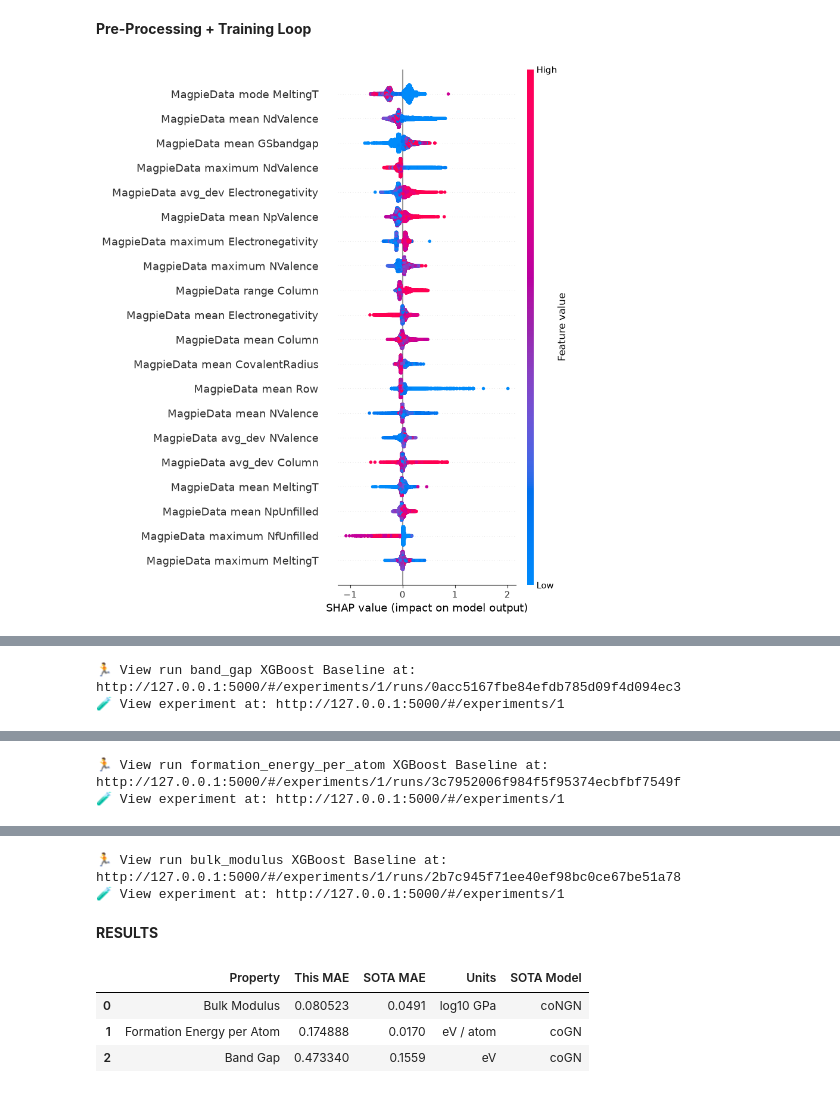
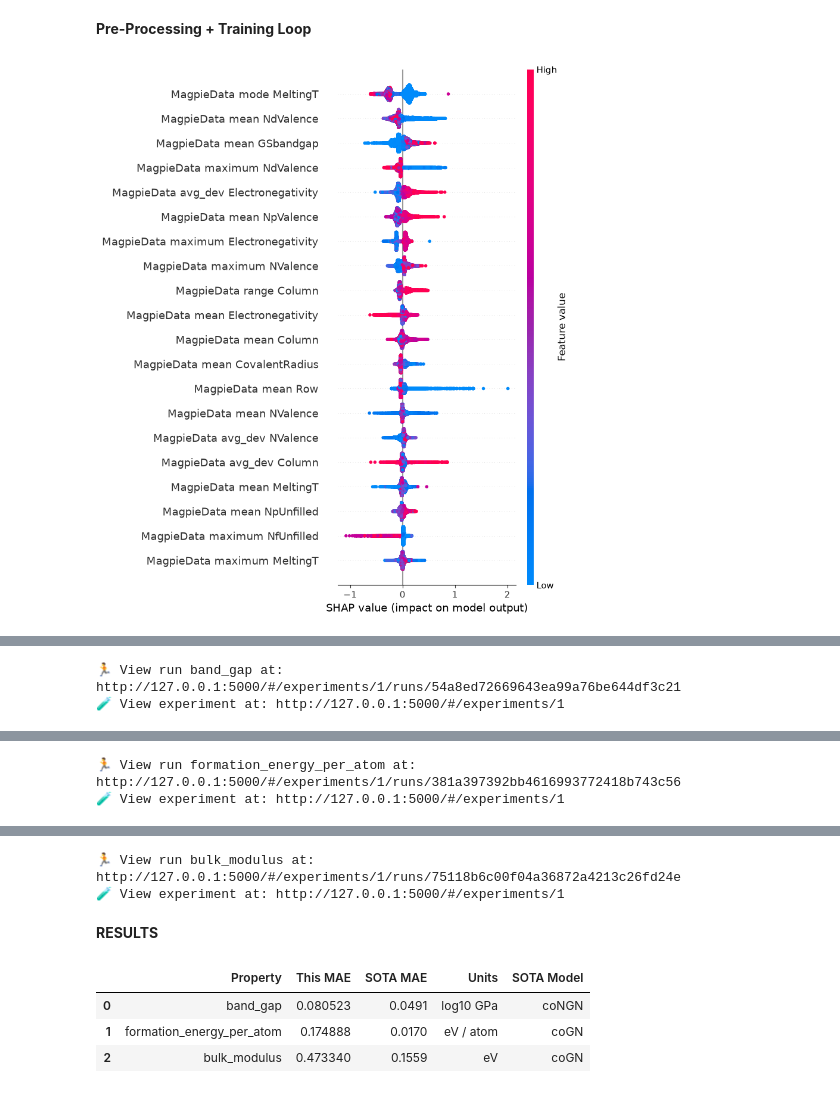
Before and after one commit to AmulP42/materials_property_prediction, a Jupyter notebook: notebooks/03_train.ipynb, the cells around one changed output, grey strips where cells are left out. Drawn from its saved outputs; the diff is of its cells as text; code cells hidden in the pictures.

```diff
--- a/notebooks/03_train.ipynb
+++ b/notebooks/03_train.ipynb
@@ -46,32 +63,32 @@ for property in properties:
 
     X_train = scaler.fit_transform(X_train)
     X_test = scaler.transform(X_test)
 
-    with mlflow.start_run(run_name = f"{property} XGBoost Baseline"):
+    with mlflow.start_run(run_name = f"{property}"):
         model = XGBRegressor(n_estimators=1000, learning_rate=5e-2, max_depth=6, subsample=0.8, n_jobs=8)
         model.fit(X_train, Y_train)
         mlflow.log_params(model.get_params())
 
         pred = model.predict(X_test)
         rmse = np.sqrt(mean_squared_error(Y_test, pred))
         mae = mean_absolute_error(Y_test, pred)
         r2 = r2_score(Y_test, pred)
         mlflow.log_metric("rmse", rmse)
         mlflow.log_metric("mae", mae)
         mlflow.log_metric("r2", r2)
         explainer = shap.TreeExplainer(model)
         values = explainer.shap_values(X_test)
         shap.summary_plot(values, X_test, feature_names=features.columns, max_display=20)
         plt.close()
         fig, ax = plt.subplots(figsize=(6, 6))
         ax.scatter(Y_test, pred, alpha=0.3, s=5)
         ax.plot([Y_test.min(), Y_test.max()], [Y_test.min(), Y_test.max()], 'r--', linewidth=1)
         ax.set_xlabel(f"Actual {property}")
         ax.set_ylabel(f"Predicted {property}")
         ax.set_title(f"{property} — Predicted vs Actual")
         mlflow.log_figure(fig, f"pred_vs_actual_{property}.png")
         plt.close()
 
         mlflow.xgboost.log_model(model, f"{property}_xgboost_model")
 # %% [output]
-[figure, old version]
+[figure, new version]
@@ -80,2 +97,2 @@ for property in properties:
-🏃 View run band_gap XGBoost Baseline at: http://127.0.0.1:5000/#/experiments/1/runs/0acc5167fbe84efdb785d09f4d094ec3
+🏃 View run band_gap at: http://127.0.0.1:5000/#/experiments/1/runs/54a8ed72669643ea99a76be644df3c21
 🧪 View experiment at: http://127.0.0.1:5000/#/experiments/1
@@ -85,2 +102,2 @@ for property in properties:
-🏃 View run formation_energy_per_atom XGBoost Baseline at: http://127.0.0.1:5000/#/experiments/1/runs/3c7952006f984f5f95374ecbfbf7549f
+🏃 View run formation_energy_per_atom at: http://127.0.0.1:5000/#/experiments/1/runs/381a397392bb4616993772418b743c56
 🧪 View experiment at: http://127.0.0.1:5000/#/experiments/1
@@ -90,13 +107,14 @@ for property in properties:
-🏃 View run bulk_modulus XGBoost Baseline at: http://127.0.0.1:5000/#/experiments/1/runs/2b7c945f71ee40ef98bc0ce67be51a78
+🏃 View run bulk_modulus at: http://127.0.0.1:5000/#/experiments/1/runs/75118b6c00f04a36872a4213c26fd24e
 🧪 View experiment at: http://127.0.0.1:5000/#/experiments/1
 # %% [markdown]
 **RESULTS**
 # %%
 runs = mlflow.search_runs(experiment_names=["property_prediction"])
-maes = runs[['metrics.mae']].values
-maes = maes.reshape(-1)
+maes = runs.set_index('tags.mlflow.runName')['metrics.mae']
+maes = [maes[property] for property in properties]
+maes = runs[['metrics.mae']].values.reshape(-1)
 data = {
-    "Property" : ["Bulk Modulus", "Formation Energy per Atom", "Band Gap"],
+    "Property" : properties,
     "This MAE" : maes,
     "SOTA MAE" : [.0491, .0170, 0.1559],
     "Units" : ['log10 GPa', 'eV / atom', 'eV'],
@@ -106,6 +124,6 @@ results_df = pd.DataFrame(data)
 results_df
 # %% [output]
 |  | Property | This MAE | SOTA MAE | Units | SOTA Model |
-| 0 | Bulk Modulus | 0.080523 | 0.0491 | log10 GPa | coNGN |
-| 1 | Formation Energy per Atom | 0.174888 | 0.0170 | eV / atom | coGN |
-| 2 | Band Gap | 0.473340 | 0.1559 | eV | coGN |
+| 0 | band_gap | 0.080523 | 0.0491 | log10 GPa | coNGN |
+| 1 | formation_energy_per_atom | 0.174888 | 0.0170 | eV / atom | coGN |
+| 2 | bulk_modulus | 0.473340 | 0.1559 | eV | coGN |
```
Also changed, not shown: parts of 2 cells of this notebook, 8 other files.
